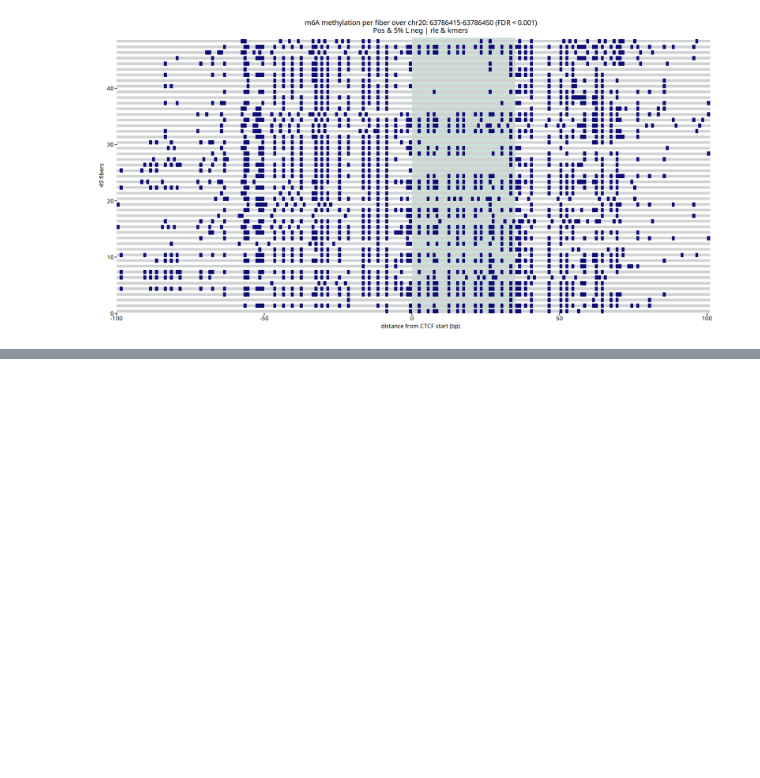
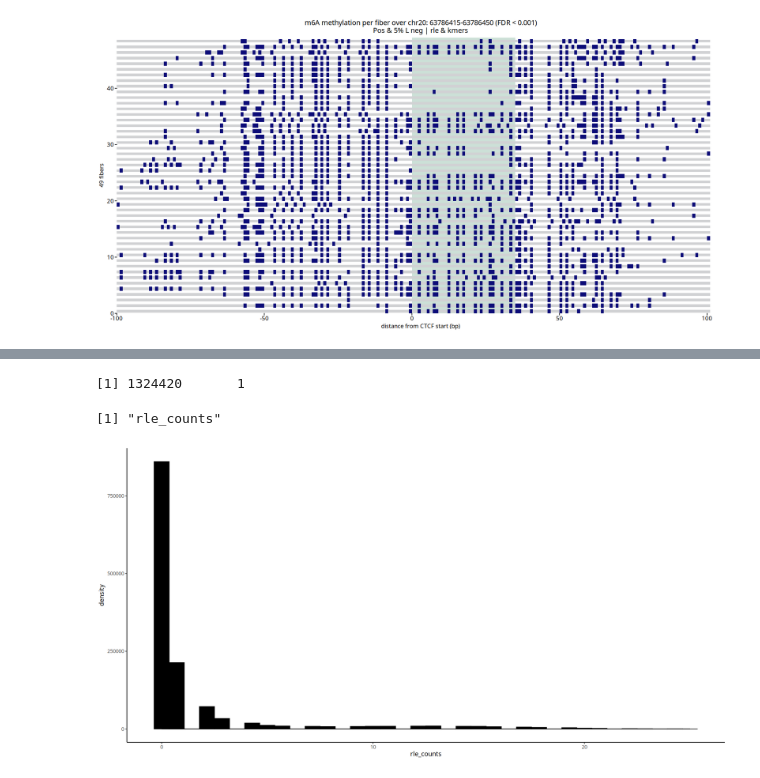
Before and after one commit to monikaperez/ctcf-footprinting, a Jupyter notebook: r_scripts/CTCF_100bp_L_5_v2_plot_res.ipynb, the cells around one changed output, grey strips where cells are left out. Saved outputs shown, nothing was run; the diff lists cells and outputs as text; code cells hidden in the pictures; blank space fills up the shorter version.

```diff
--- a/r_scripts/CTCF_100bp_L_5_v2_plot_res.ipynb
+++ b/r_scripts/CTCF_100bp_L_5_v2_plot_res.ipynb
@@ -1225,0 +1434,6 @@ if (save_pdf == TRUE) {ggsave(output_file, plot = p, width=pdf_dims[1], height=p
+# %%
+# get rle columns
+rle_cols <- colnames(df)[str_detect(colnames(df), "rle")]
+
+# filter for rle cols
+d <- df %>% select(all_of(rle_cols))
@@ -1225,0 +1448,3 @@ if (save_pdf == TRUE) {ggsave(output_file, plot = p, width=pdf_dims[1], height=p
+# %%
+col_sums <- colSums(d)
+col_sums
@@ -1225,0 +1462,20 @@ if (save_pdf == TRUE) {ggsave(output_file, plot = p, width=pdf_dims[1], height=p
+# %%
+col_names <- names(d)
+rle_counts <- c()
+for (i in seq_along(names(d))) {
+    rle_counts <- c(rle_counts, rep(i-1, each=col_sums[col_names[i]]))
+}
+# %%
+df_rle <- data.frame(rle_counts)
+dim(df_rle)
+names(df_rle)
+# %% [output]
+[1] 1324420       1
+[1] "rle_counts"
+# %%
+ggplot(df_rle, aes(x=rle_counts)) +
+    geom_histogram(bins=36, colour="black", fill="black") +
+    geom_density(alpha=.2, fill="#FF6666") +
+    theme_classic()
+# %% [output]
+[figure, added]
```
Also changed, not shown: parts of 41 cells of this notebook, 14 other files.
